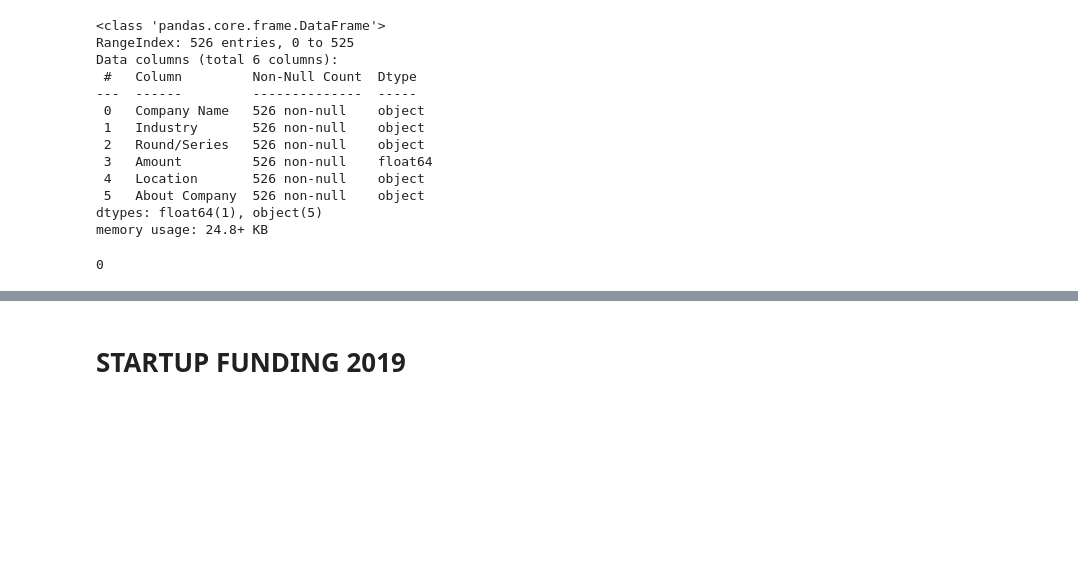
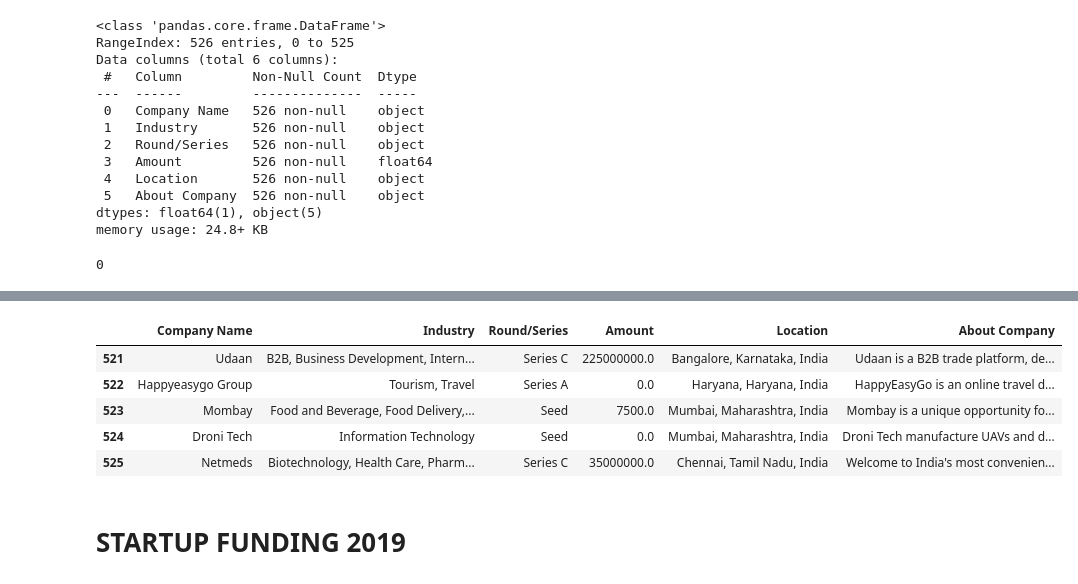
Before and after one commit to codeayiku/Demo-indian-start-up, a Jupyter notebook: Notebooks/India.ipynb, the cells around one changed output, grey strips where cells are left out. Cells and saved outputs as stored; diff of their text form; code cells hidden in the pictures; blank space fills up the shorter version.

```diff
--- a/Notebooks/India.ipynb
+++ b/Notebooks/India.ipynb
@@ -684,3 +693,12 @@ print(data3.duplicated().sum())
+# %%
+data3.tail()
+# %% [output]
+|  | Company Name | Industry | Round/Series | Amount | Location | About Company |
+| 521 | Udaan | B2B, Business Development, Intern... | Series C | 225000000.0 | Bangalore, Karnataka, India | Udaan is a B2B trade platform, de... |
+| 522 | Happyeasygo Group | Tourism, Travel | Series A | 0.0 | Haryana, Haryana, India | HappyEasyGo is an online travel d... |
+| 523 | Mombay | Food and Beverage, Food Delivery,... | Seed | 7500.0 | Mumbai, Maharashtra, India | Mombay is a unique opportunity fo... |
+| 524 | Droni Tech | Information Technology | Seed | 0.0 | Mumbai, Maharashtra, India | Droni Tech manufacture UAVs and d... |
+| 525 | Netmeds | Biotechnology, Health Care, Pharm... | Series C | 35000000.0 | Chennai, Tamil Nadu, India | Welcome to India's most convenien... |
 # %% [markdown]
 # STARTUP FUNDING 2019
 # %%
```
Also changed, not shown: parts of 7 cells of this notebook.
